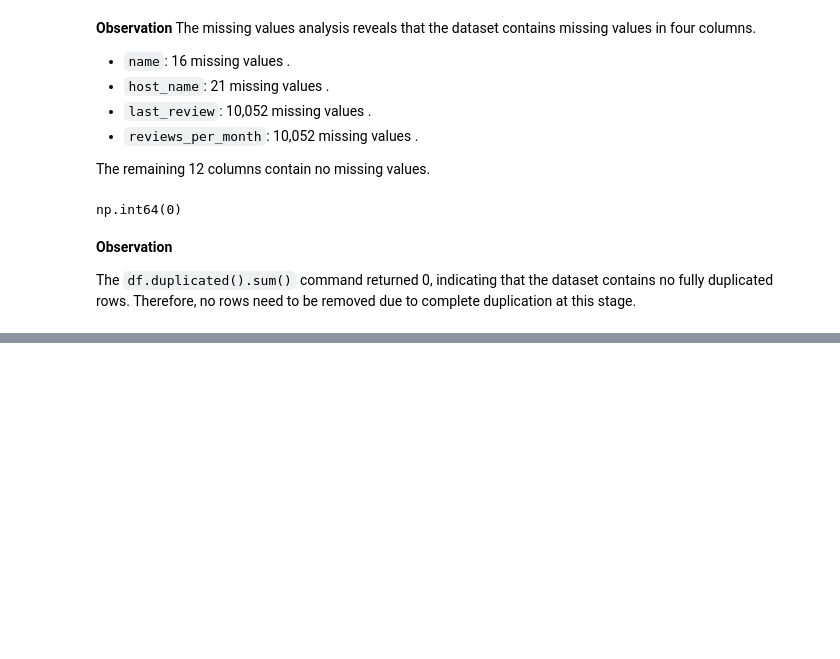
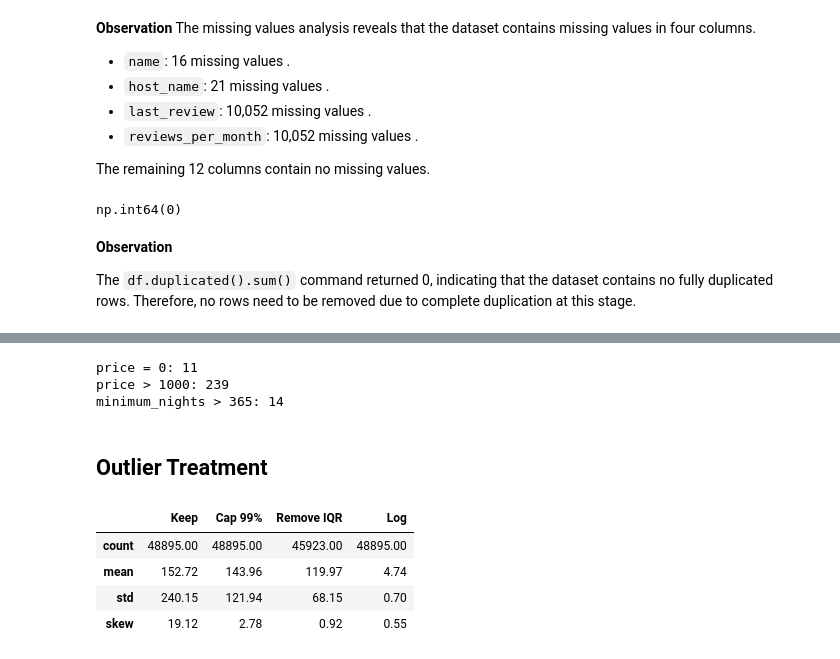
Before and after one commit to samaaali76/Task1-machine-learning, a Jupyter notebook: Notebook.ipynb, the cells around one changed output, grey strips where cells are left out. Cells and saved outputs as stored; diff of their text form; code cells hidden in the pictures; blank space fills up the shorter version.

```diff
--- a/Notebook.ipynb
+++ b/Notebook.ipynb
@@ -225,0 +248,29 @@ OK
+# %%
+print("price = 0:", (df['price'] == 0).sum())
+print("price > 1000:", (df['price'] > 1000).sum())
+print("minimum_nights > 365:", (df['minimum_nights'] > 365).sum())
+# %% [output]
+price = 0: 11
+price > 1000: 239
+minimum_nights > 365: 14
+# %% [markdown]
+## Outlier Treatment
+# %%
+p = df['price']
+Q1 = p.quantile(0.25)
+Q3 = p.quantile(0.75)
+upper = Q3 + 1.5 * (Q3 - Q1)
+
+compare = pd.DataFrame({
+    'Keep': p,
+    'Cap 99%': p.clip(upper=p.quantile(0.99)),
+    'Remove IQR': p[p <= upper],
+    'Log': np.log1p(p)
+})
+compare.agg(['count', 'mean', 'std', 'skew']).round(2)
+# %% [output]
+|  | Keep | Cap 99% | Remove IQR | Log |
+| count | 48895.00 | 48895.00 | 45923.00 | 48895.00 |
+| mean | 152.72 | 143.96 | 119.97 | 4.74 |
+| std | 240.15 | 121.94 | 68.15 | 0.70 |
+| skew | 19.12 | 2.78 | 0.92 | 0.55 |
```
Also changed, not shown: parts of 20 cells of this notebook.
